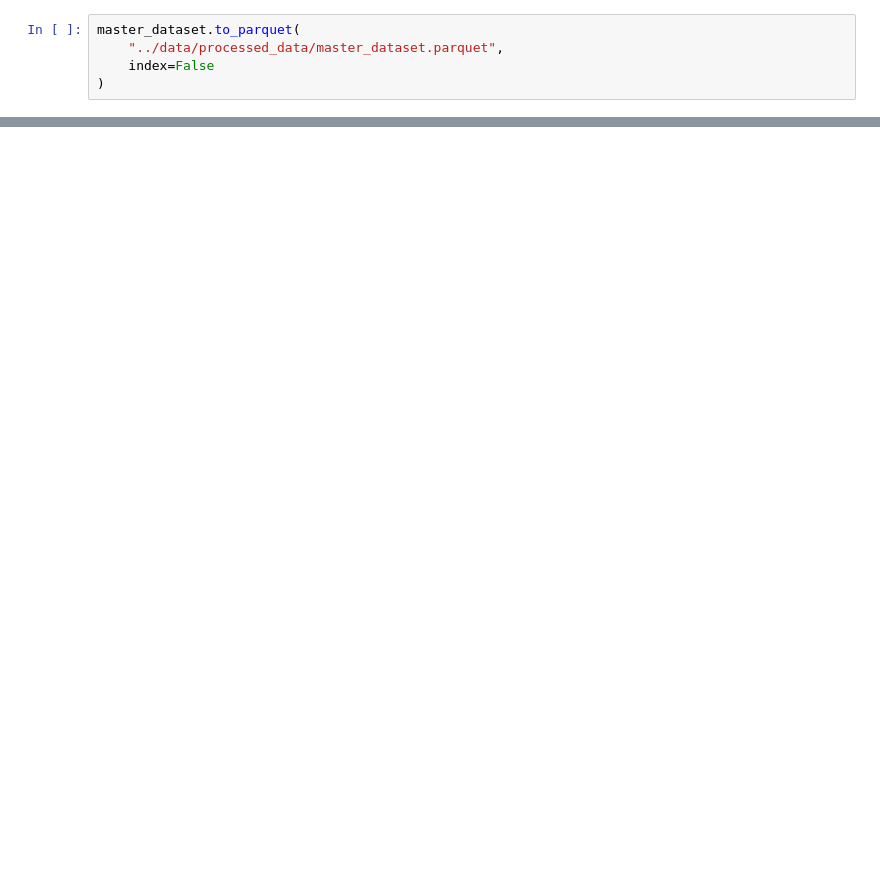
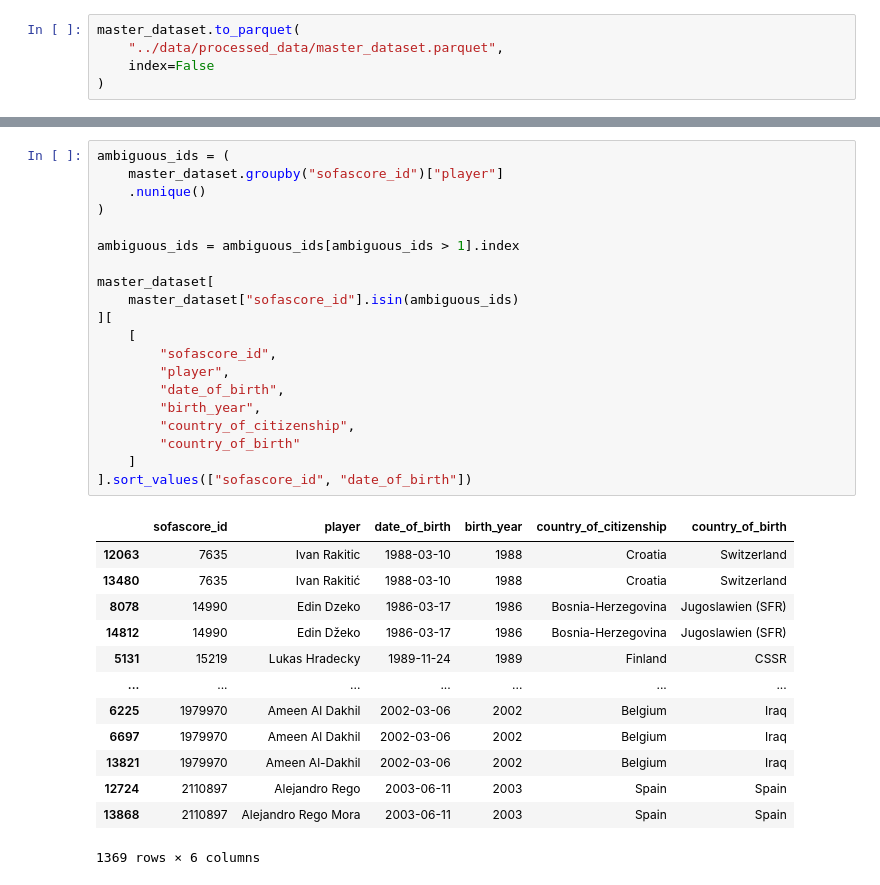
Before and after one commit to willwalker7/football-recruitment-analytics, a Jupyter notebook: notebooks/data_preprocessing.ipynb, the cells around one changed output, grey strips where cells are left out. Drawn from its saved outputs; the diff is of its cells as text; blank space fills up the shorter version.

```diff
--- a/notebooks/data_preprocessing.ipynb
+++ b/notebooks/data_preprocessing.ipynb
@@ -2583,0 +3140,34 @@ master_dataset.to_parquet(
+# %%
+ambiguous_ids = (
+    master_dataset.groupby("sofascore_id")["player"]
+    .nunique()
+)
+
+ambiguous_ids = ambiguous_ids[ambiguous_ids > 1].index
+
+master_dataset[
+    master_dataset["sofascore_id"].isin(ambiguous_ids)
+][
+    [
+        "sofascore_id",
+        "player",
+        "date_of_birth",
+        "birth_year",
+        "country_of_citizenship",
+        "country_of_birth"
+    ]
+].sort_values(["sofascore_id", "date_of_birth"])
+# %% [output]
+|  | sofascore_id | player | date_of_birth | birth_year | country_of_citizenship | country_of_birth |
+| 12063 | 7635 | Ivan Rakitic | 1988-03-10 | 1988 | Croatia | Switzerland |
+| 13480 | 7635 | Ivan Rakitić | 1988-03-10 | 1988 | Croatia | Switzerland |
+| 8078 | 14990 | Edin Dzeko | 1986-03-17 | 1986 | Bosnia-Herzegovina | Jugoslawien (SFR) |
+| 14812 | 14990 | Edin Džeko | 1986-03-17 | 1986 | Bosnia-Herzegovina | Jugoslawien (SFR) |
+| 5131 | 15219 | Lukas Hradecky | 1989-11-24 | 1989 | Finland | CSSR |
+| ... | ... | ... | ... | ... | ... | ... |
+| 6225 | 1979970 | Ameen Al Dakhil | 2002-03-06 | 2002 | Belgium | Iraq |
+| 6697 | 1979970 | Ameen Al Dakhil | 2002-03-06 | 2002 | Belgium | Iraq |
+| 13821 | 1979970 | Ameen Al-Dakhil | 2002-03-06 | 2002 | Belgium | Iraq |
+| 12724 | 2110897 | Alejandro Rego | 2003-06-11 | 2003 | Spain | Spain |
+| 13868 | 2110897 | Alejandro Rego Mora | 2003-06-11 | 2003 | Spain | Spain |
+1369 rows × 6 columns
```
Also changed, not shown: parts of 103 cells of this notebook, 1 other file.
